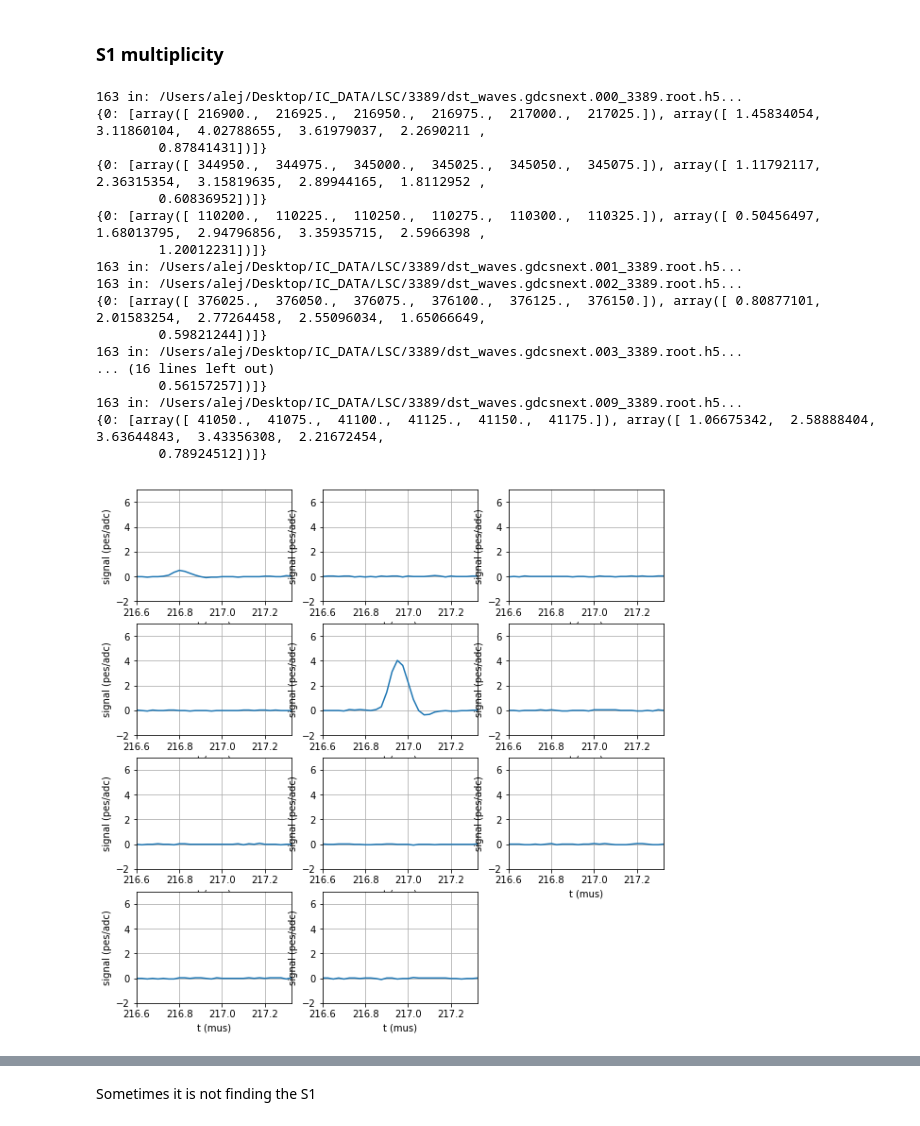
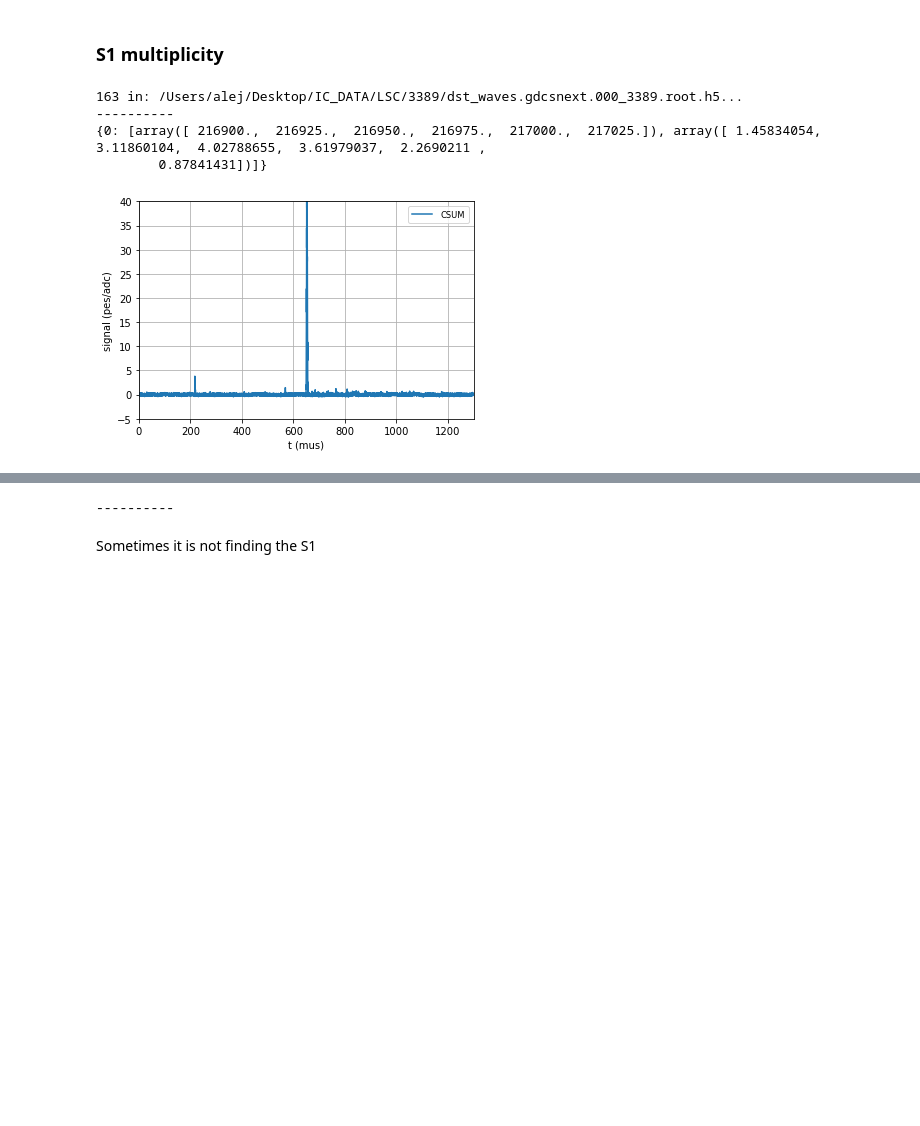
Before and after one commit to abotas/ICARO, a Jupyter notebook: invisible_cities/LSC/S1_multiplicity-Copy2.ipynb, the cells around one changed output, grey strips where cells are left out. Saved outputs shown, nothing was run; the diff lists cells and outputs as text; code cells hidden in the pictures; blank space fills up the shorter version.

Commit message:
more multiplicity

```diff
--- a/invisible_cities/LSC/S1_multiplicity-Copy2.ipynb
+++ b/invisible_cities/LSC/S1_multiplicity-Copy2.ipynb
@@ -188,47 +188,68 @@ for f in files:
 
                 #print(multiplicity[-1])
                 if multiplicity[-1] < 3:
+                    print('----------')
+                    print(S1)
 
-                    print(S1)
+                    mpl.plot_signal_vs_time_mus(csum, t_min=0, t_max=1300, signal_min=-5, signal_max=40, label='CSUM')
+                    plt.show()
+                    mpl.plot_pmt_signals_vs_time_mus(CAL_PMT,
+                             pmt_active = pmt_active,
+                             t_min      = 0,
+                             t_max      = 1300,
+                             signal_min =  -2,
+                             signal_max =  10)
+                    plt.show()
 
                     mpl.plot_pmt_signals_vs_time_mus(CAL_PMT,
                              pmt_active = pmt_active,
                              t_min      = (S1[s_1][0][ 0] - t_buffer) / 1000,
                              t_max      = (S1[s_1][0][-1] + t_buffer) / 1000,
                              signal_min = -2,
                              signal_max =  7)
-                    #break
+                    plt.show()
+
+                    mpl.plot_pmt_signals_vs_time_mus(RWF,
+                             pmt_active = pmt_active,
+                             t_min      = (S1[s_1][0][ 0] - t_buffer) / 1000,
+                             t_max      = (S1[s_1][0][-1] + t_buffer) / 1000,
+                             signal_min = 2100,
+                             signal_max = 2600)
+                    plt.show()
+
+                    mpl.plot_pmt_signals_vs_time_mus(CAL_PMT,
+                             pmt_active = pmt_active,
+                             t_min      = 640,
+                             t_max      = 700,
+                             signal_min =  -2,
+                             signal_max =  15)
+                    plt.show()
+
+                    mpl.plot_signal_vs_time_mus(csum, t_min=630, t_max=660, signal_min=-5, signal_max=120, label='CSUM')
+                    plt.show()
+                    print('----------')
+                if multiplicity[-1] < 3:break
+            if multiplicity[-1] < 3:break
+        if multiplicity[-1] < 3:break
+
             #if multiplicity[-1]< 3: break
         #if multiplicity[-1]< 3: break
 
 
                 #if multiplicity[-1] < 1:
                 #    no_m_ev.append((event, nums1))
                 #    no_m_s1.append(())
 
                 # remember the S1's energy
                 #energies.append(S1[s_1][1].sum())
 
                 # Looking at multiple s1s from same evt is complicated
                 #break
 
 multiplicity = np.array(multiplicity)
 # %% [output]
 163 in: /Users/alej/Desktop/IC_DATA/LSC/3389/dst_waves.gdcsnext.000_3389.root.h5...
+----------
 {0: [array([ 216900.,  216925.,  216950.,  216975.,  217000.,  217025.]), array([ 1.45834054,  3.11860104,  4.02788655,  3.61979037,  2.2690211 ,
         0.87841431])]}
-{0: [array([ 344950.,  344975.,  345000.,  345025.,  345050.,  345075.]), array([ 1.11792117,  2.36315354,  3.15819635,  2.89944165,  1.8112952 ,
-        0.60836952])]}
-{0: [array([ 110200.,  110225.,  110250.,  110275.,  110300.,  110325.]), array([ 0.50456497,  1.68013795,  2.94796856,  3.35935715,  2.5966398 ,
-        1.20012231])]}
-163 in: /Users/alej/Desktop/IC_DATA/LSC/3389/dst_waves.gdcsnext.001_3389.root.h5...
-163 in: /Users/alej/Desktop/IC_DATA/LSC/3389/dst_waves.gdcsnext.002_3389.root.h5...
-{0: [array([ 376025.,  376050.,  376075.,  376100.,  376125.,  376150.]), array([ 0.80877101,  2.01583254,  2.77264458,  2.55096034,  1.65066649,
-        0.59821244])]}
-163 in: /Users/alej/Desktop/IC_DATA/LSC/3389/dst_waves.gdcsnext.003_3389.root.h5...
-... (16 lines left out)
-        0.56157257])]}
-163 in: /Users/alej/Desktop/IC_DATA/LSC/3389/dst_waves.gdcsnext.009_3389.root.h5...
-{0: [array([ 41050.,  41075.,  41100.,  41125.,  41150.,  41175.]), array([ 1.06675342,  2.58888404,  3.63644843,  3.43356308,  2.21672454,
-        0.78924512])]}
-[figure, old version]
+[figure, new version]
@@ -245,3 +261,4 @@ multiplicity = np.array(multiplicity)
+----------
 # %% [markdown]
 Sometimes it is not finding the S1
 # %%
```
Also changed, not shown: parts of 2 cells of this notebook, 3 other files.
